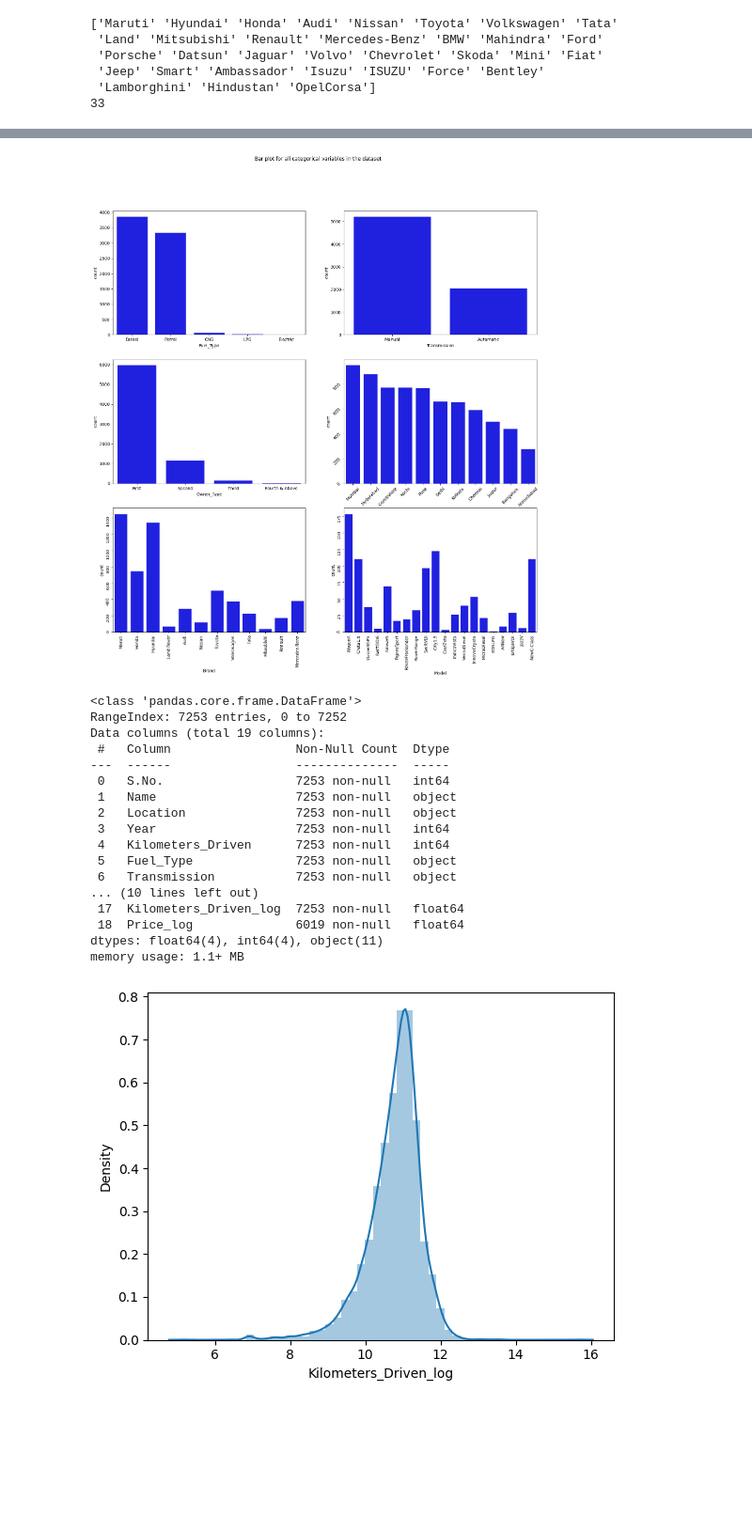
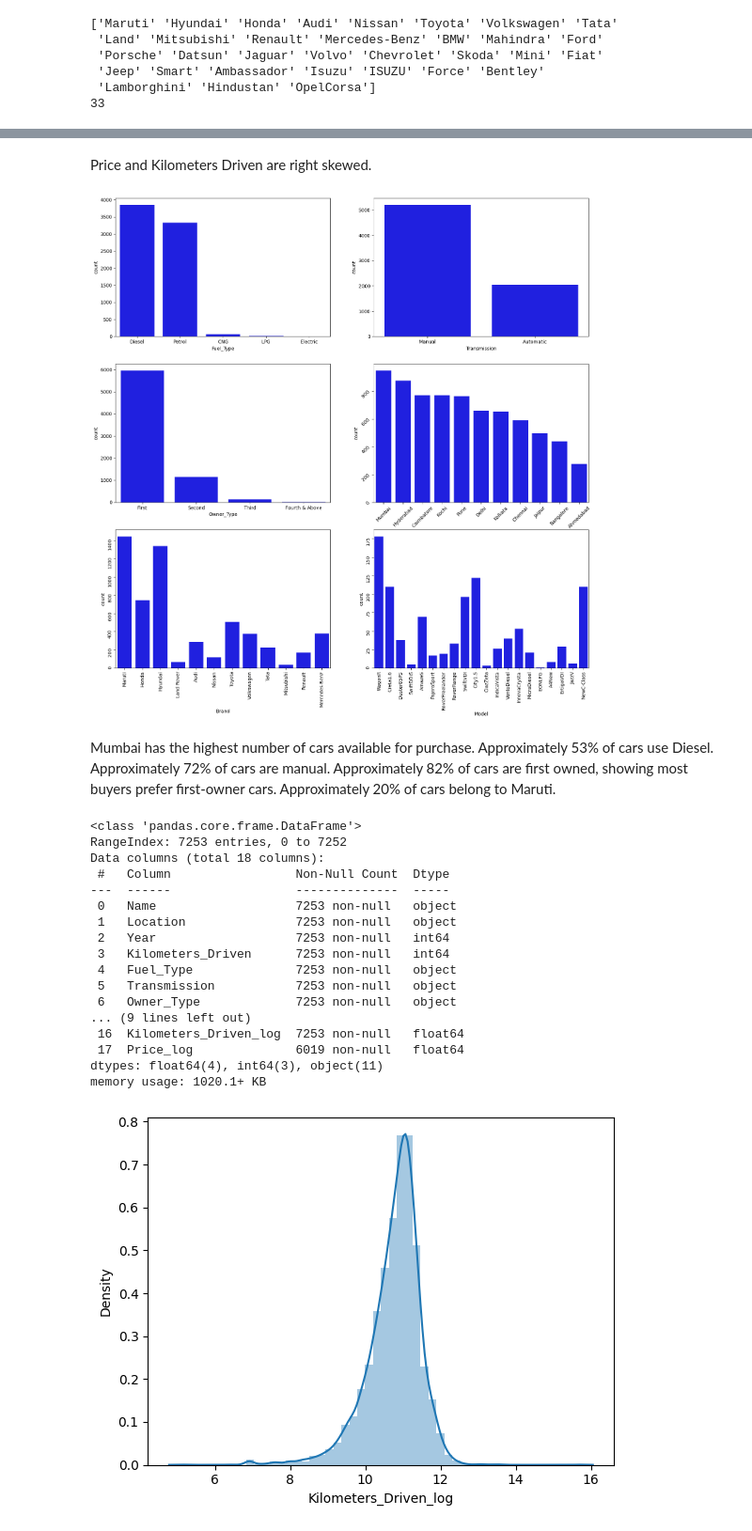
Before and after one commit to halabia/usedCars, a Jupyter notebook: usedCars.ipynb, the cells around one changed output, grey strips where cells are left out. Shown at 94% size. Saved outputs shown, nothing was run; the diff lists cells and outputs as text; code cells hidden in the pictures; blank space fills up the shorter version.

Commit message:
docs: readme and figure explanations

```diff
--- a/usedCars.ipynb
+++ b/usedCars.ipynb
@@ -92,0 +106,4 @@ dtype: float64
+# %%
+# Remove serial number column from data as has no predictive power.
+data = data.drop(['S.No.'], axis = 1)
+data.info()
@@ -219,25 +252,33 @@ Skew : 0.84
+# %% [markdown]
+Price and Kilometers Driven are right skewed.
 # %%
+# Categorical variables visualized using count plot, showing which factors affect car price.
 fig, axes = plt.subplots(3, 2, figsize = (18, 18))
-fig.suptitle('Bar plot for all categorical variables in the dataset')
 sns.countplot(ax = axes[0, 0], x = 'Fuel_Type', data = data, color = 'blue',
               order = data['Fuel_Type'].value_counts().index);
 sns.countplot(ax = axes[0, 1], x = 'Transmission', data = data, color = 'blue',
               order = data['Transmission'].value_counts().index);
 sns.countplot(ax = axes[1, 0], x = 'Owner_Type', data = data, color = 'blue',
               order = data['Owner_Type'].value_counts().index);
 sns.countplot(ax = axes[1, 1], x = 'Location', data = data, color = 'blue',
               order = data['Location'].value_counts().index);
 sns.countplot(ax = axes[2, 0], x = 'Brand', data = data, color = 'blue',
               order = data['Brand'].head(20).value_counts().index);
 sns.countplot(ax = axes[2, 1], x = 'Model', data = data, color = 'blue',
               order = data['Model'].head(20).value_counts().index);
 axes[1][1].tick_params(labelrotation=45);
 axes[2][0].tick_params(labelrotation=90);
 axes[2][1].tick_params(labelrotation=90);
 # %% [output]
-[figure, old version]
+[figure, new version]
+# %% [markdown]
+Mumbai has the highest number of cars available for purchase.
+Approximately 53% of cars use Diesel.
+Approximately 72% of cars are manual.
+Approximately 82% of cars are first owned, showing most buyers prefer first-owner cars.
+Approximately 20% of cars belong to Maruti.
 # %%
-# Function for log transformation of the column
+# Function for log transformation of the column to help with normalization of skewed variables.
 def log_transform(data,col):
     for colname in col:
         if (data[colname] == 1.0).all():
@@ -249,21 +290,21 @@ log_transform(data,['Kilometers_Driven','Price'])
 # %% [output]
 <class 'pandas.core.frame.DataFrame'>
 RangeIndex: 7253 entries, 0 to 7252
-Data columns (total 19 columns):
+Data columns (total 18 columns):
  #   Column                 Non-Null Count  Dtype
 ---  ------                 --------------  -----
- 0   S.No.                  7253 non-null   int64
- 1   Name                   7253 non-null   object
- 2   Location               7253 non-null   object
- 3   Year                   7253 non-null   int64
- 4   Kilometers_Driven      7253 non-null   int64
- 5   Fuel_Type              7253 non-null   object
- 6   Transmission           7253 non-null   object
-... (10 lines left out)
- 17  Kilometers_Driven_log  7253 non-null   float64
- 18  Price_log              6019 non-null   float64
-dtypes: float64(4), int64(4), object(11)
-memory usage: 1.1+ MB
+ 0   Name                   7253 non-null   object
+ 1   Location               7253 non-null   object
+ 2   Year                   7253 non-null   int64
+ 3   Kilometers_Driven      7253 non-null   int64
+ 4   Fuel_Type              7253 non-null   object
+ 5   Transmission           7253 non-null   object
+ 6   Owner_Type             7253 non-null   object
+... (9 lines left out)
+ 16  Kilometers_Driven_log  7253 non-null   float64
+ 17  Price_log              6019 non-null   float64
+dtypes: float64(4), int64(3), object(11)
+memory usage: 1020.1+ KB
 # %%
 #Log transformation of the feature 'Kilometers_Driven'
 sns.distplot(data["Kilometers_Driven_log"], axlabel="Kilometers_Driven_log");
```
Also changed, not shown: parts of 25 cells of this notebook, 1 other file.
